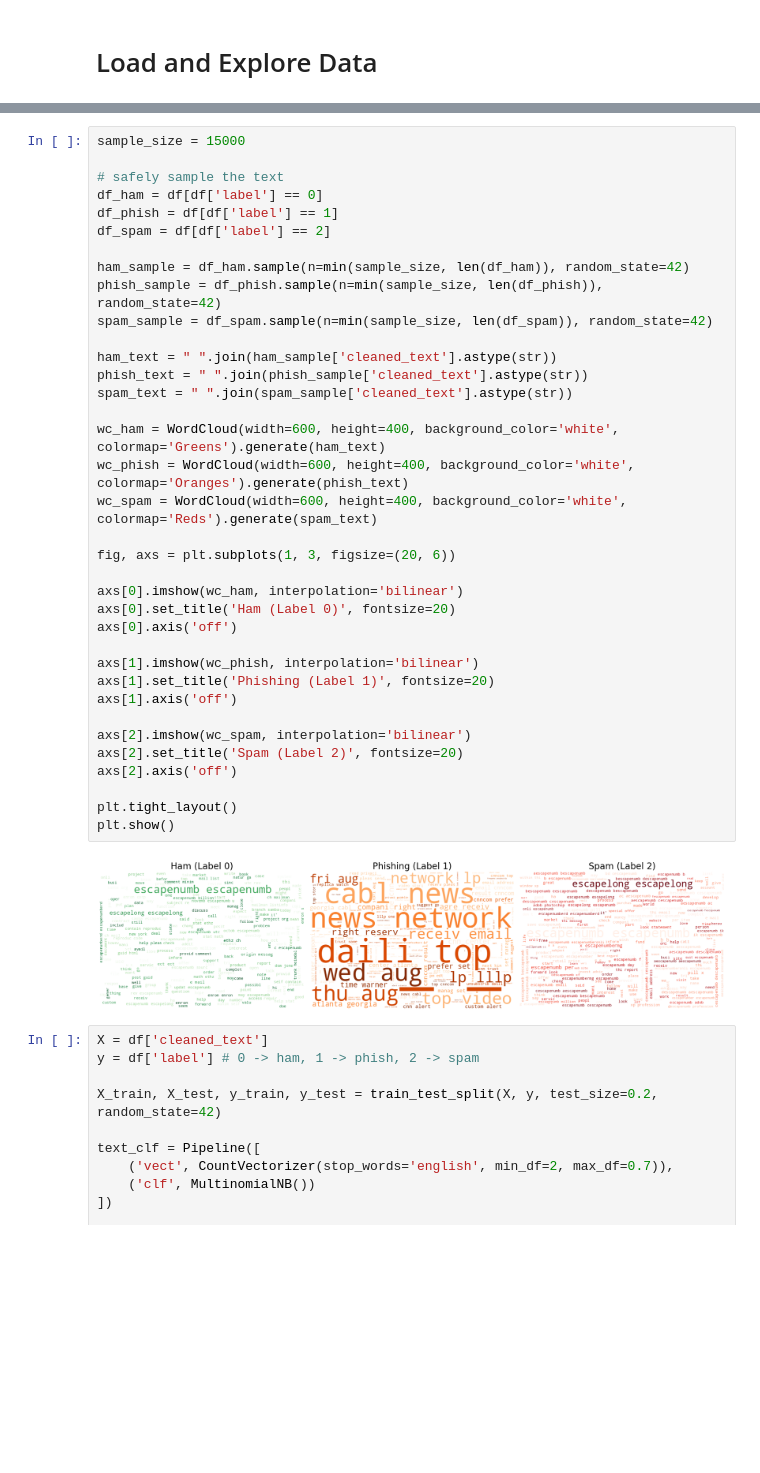
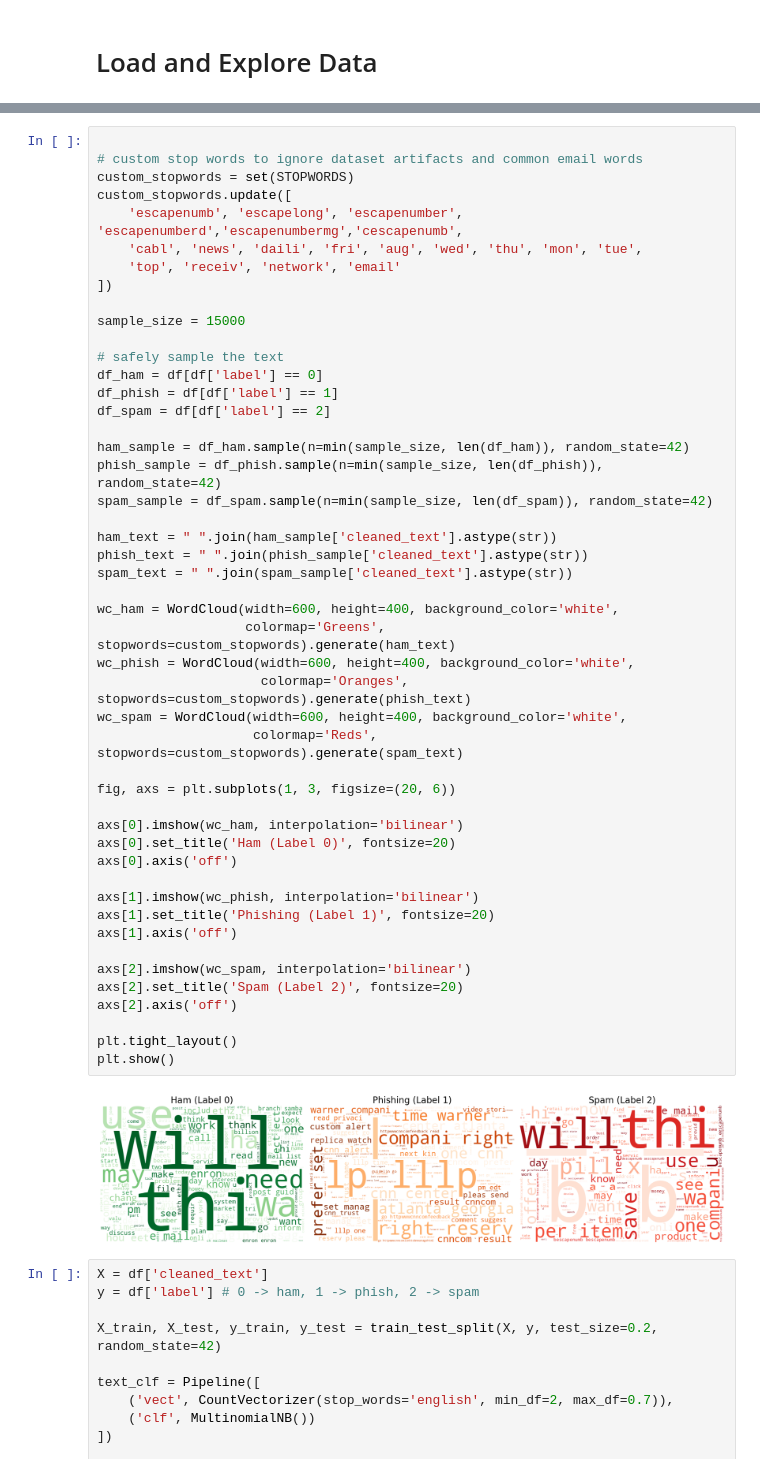
Before and after one commit to BrunoM6/Y1S2-NLP, a Jupyter notebook: project.ipynb, the cells around one changed output, grey strips where cells are left out. Drawn from its saved outputs; the diff is of its cells as text; blank space fills up the shorter version.

```diff
--- a/project.ipynb
+++ b/project.ipynb
@@ -51,43 +51,55 @@ print(f"Dataset ready! Shape: {df.shape}")
 Found existing cleaned dataset at data/cleaned_df.csv. Loading instantly...
 Dataset ready! Shape: (365445, 3)
 # %%
+
+# custom stop words to ignore dataset artifacts and common email words
+custom_stopwords = set(STOPWORDS)
+custom_stopwords.update([
+    'escapenumb', 'escapelong', 'escapenumber', 'escapenumberd','escapenumbermg','cescapenumb',
+    'cabl', 'news', 'daili', 'fri', 'aug', 'wed', 'thu', 'mon', 'tue',
+    'top', 'receiv', 'network', 'email'
+])
+
 sample_size = 15000
 
 # safely sample the text
 df_ham = df[df['label'] == 0]
 df_phish = df[df['label'] == 1]
 df_spam = df[df['label'] == 2]
 
 ham_sample = df_ham.sample(n=min(sample_size, len(df_ham)), random_state=42)
 phish_sample = df_phish.sample(n=min(sample_size, len(df_phish)), random_state=42)
 spam_sample = df_spam.sample(n=min(sample_size, len(df_spam)), random_state=42)
 
 ham_text = " ".join(ham_sample['cleaned_text'].astype(str))
 phish_text = " ".join(phish_sample['cleaned_text'].astype(str))
 spam_text = " ".join(spam_sample['cleaned_text'].astype(str))
 
-wc_ham = WordCloud(width=600, height=400, background_color='white', colormap='Greens').generate(ham_text)
-wc_phish = WordCloud(width=600, height=400, background_color='white', colormap='Oranges').generate(phish_text)
-wc_spam = WordCloud(width=600, height=400, background_color='white', colormap='Reds').generate(spam_text)
+wc_ham = WordCloud(width=600, height=400, background_color='white',
+                   colormap='Greens', stopwords=custom_stopwords).generate(ham_text)
+wc_phish = WordCloud(width=600, height=400, background_color='white',
+                     colormap='Oranges', stopwords=custom_stopwords).generate(phish_text)
+wc_spam = WordCloud(width=600, height=400, background_color='white',
+                    colormap='Reds', stopwords=custom_stopwords).generate(spam_text)
 
 fig, axs = plt.subplots(1, 3, figsize=(20, 6))
 
 axs[0].imshow(wc_ham, interpolation='bilinear')
 axs[0].set_title('Ham (Label 0)', fontsize=20)
 axs[0].axis('off')
 
 axs[1].imshow(wc_phish, interpolation='bilinear')
 axs[1].set_title('Phishing (Label 1)', fontsize=20)
 axs[1].axis('off')
 
 axs[2].imshow(wc_spam, interpolation='bilinear')
 axs[2].set_title('Spam (Label 2)', fontsize=20)
 axs[2].axis('off')
 
 plt.tight_layout()
 plt.show()
 # %% [output]
-[figure, old version]
+[figure, new version]
 # %%
 X = df['cleaned_text']
 y = df['label'] # 0 -> ham, 1 -> phish, 2 -> spam
```
Also changed, not shown: parts of 2 cells of this notebook.
